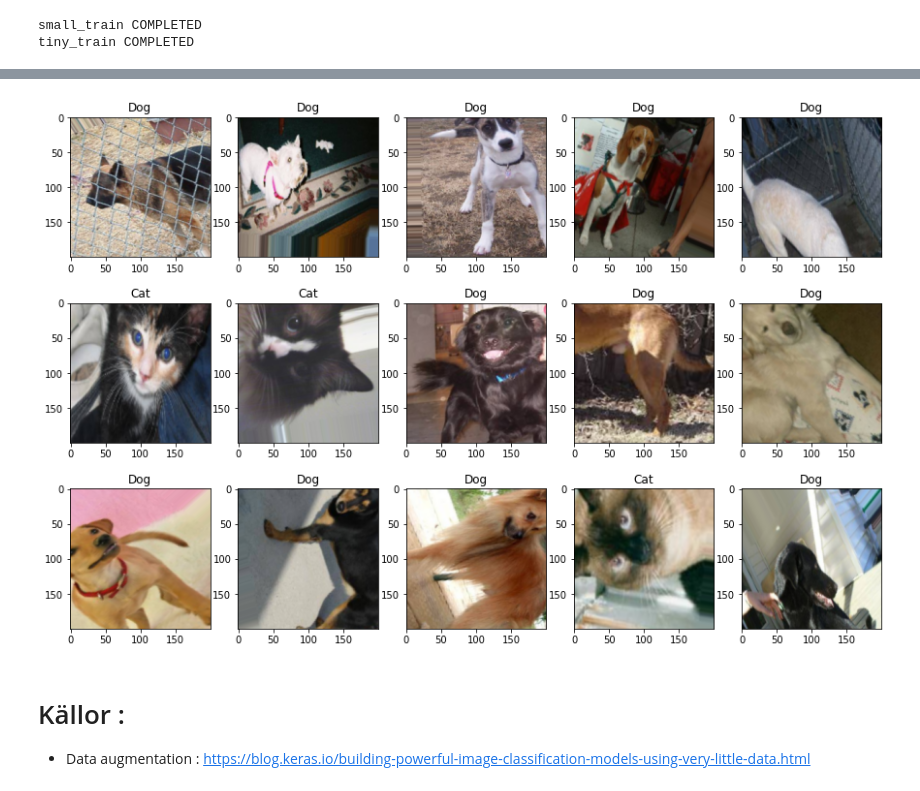
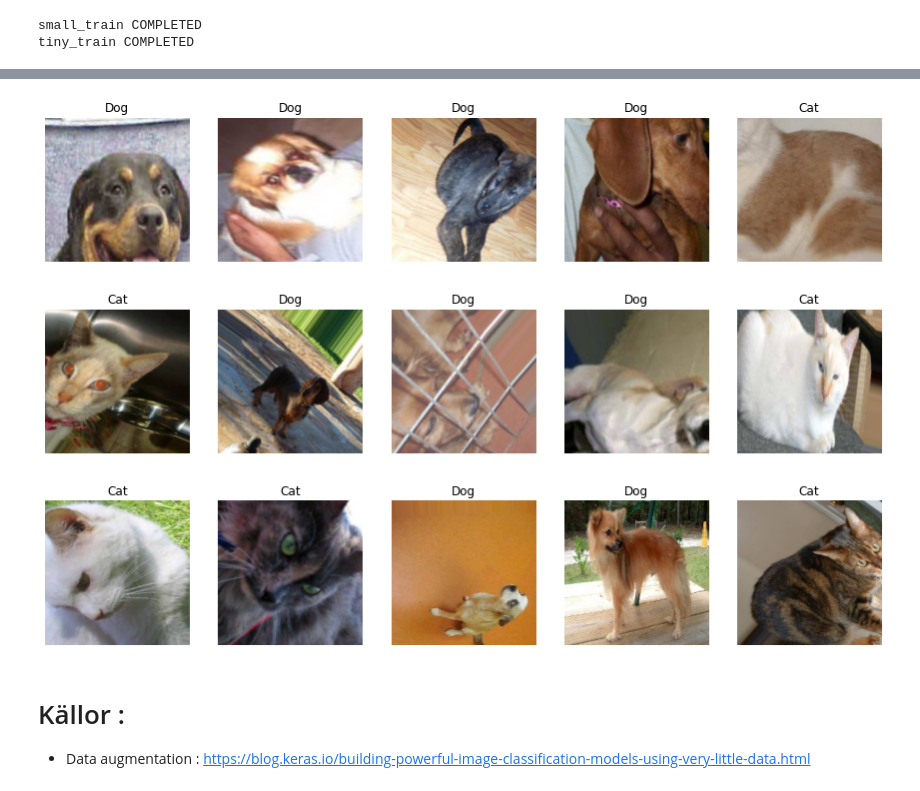
Before and after one commit to SamiFatmi/Deep-Learning-SAMI-FATMI, a Jupyter notebook: Lab/lab.ipynb, the cells around one changed output, grey strips where cells are left out. Cells and saved outputs as stored; diff of their text form; code cells hidden in the pictures.

```diff
--- a/Lab/lab.ipynb
+++ b/Lab/lab.ipynb
@@ -228,6 +246,10 @@ for key,axis in zip(df_dict,ax.flatten()):
 # create the X and Y data
 
 def create_X_Y_of(key):
+    """
+    Takes in a key from our dataframe dictionary keys
+    returns scaled X and Y
+    """
     Y = df_dict[key].Label
     X = np.ones((len(df_dict[key].Image),200,200,3),dtype="float32")
     for i,img in enumerate(df_dict[key].Image):
@@ -236,14 +258,16 @@ def create_X_Y_of(key):
 
     return shuffle(X,Y)
 
+# we store the X and Y in a new dictionary
 scaled_data_dict = {}
 for key in df_dict:
     name = f"{key.split('_')[1]}_{key.split('_')[-2]}"
     scaled_data_dict[name] = create_X_Y_of(key)
 # %%
 # data augmentation
+from tensorflow.keras.preprocessing.image import ImageDataGenerator
 
-from tensorflow.keras.preprocessing.image import ImageDataGenerator
+AUGMENT_RATIO = 5 # number of images to generate per image
 
 image_generator = ImageDataGenerator(
     rotation_range=90,
@@ -255,21 +279,29 @@ image_generator = ImageDataGenerator(
 )
 
 for key in ["small_train","tiny_train"]:
-    X,Y = scaled_data_dict[key]
+    X,Y = scaled_data_dict[key] #get the original X and Y
     augm_X = []
     augm_Y = []
 
+    # creating new images
     for (ind,img),label in zip(enumerate(X),Y) :
-        x = np.expand_dims(img,0)
-        iterator = image_generator.flow(x, batch_size=32)
+        x = np.expand_dims(img,0) #resizing the numpy array
+        iterator = image_generator.flow(x, batch_size=32) #instanciate the iterator
 
-        for _ in range(5) :
-            next_image = np.array(iterator.next()[0])
+        for _ in range(AUGMENT_RATIO) : #creating "AUGMENT_RATIO" number of new images
+            next_image = np.array(iterator.next()[0]) #get the image
+            #append image and label to lists
             augm_X.append(next_image)
             augm_Y.append(label)
 
+    #add original data to augmented data
+    augm_X+= list(X)
+    augm_Y+= list(Y)
+
+    #add augmented data to scaled data dictionary with _augm suffix
     scaled_data_dict[f"{key}_augm"]  = shuffle(np.array(augm_X),np.array(augm_Y))
-    print(f"{key} COMPLETED")
+
+    print(f"{key} COMPLETED") #for tracking progress
 # %% [output]
 small_train COMPLETED
 tiny_train COMPLETED
@@ -282,13 +315,15 @@ X_train_augm.shape , y_train_augm.shape
 # %%
+#plotting some images to control quality and labels
 fig,ax = plt.subplots(3,5,figsize=(15,10))
 
 for i,axe in enumerate(ax.flatten()):
     axe.imshow(X_train_augm[i])
     axe.set_title("Dog" if y_train_augm[i]==1 else "Cat")
+    axe.axis("off")
 
 plt.show()
 # %% [output]
-[figure, old version]
+[figure, new version]
 # %% [markdown]
 # Källor :
 
```
Also changed, not shown: parts of 5 cells of this notebook.
